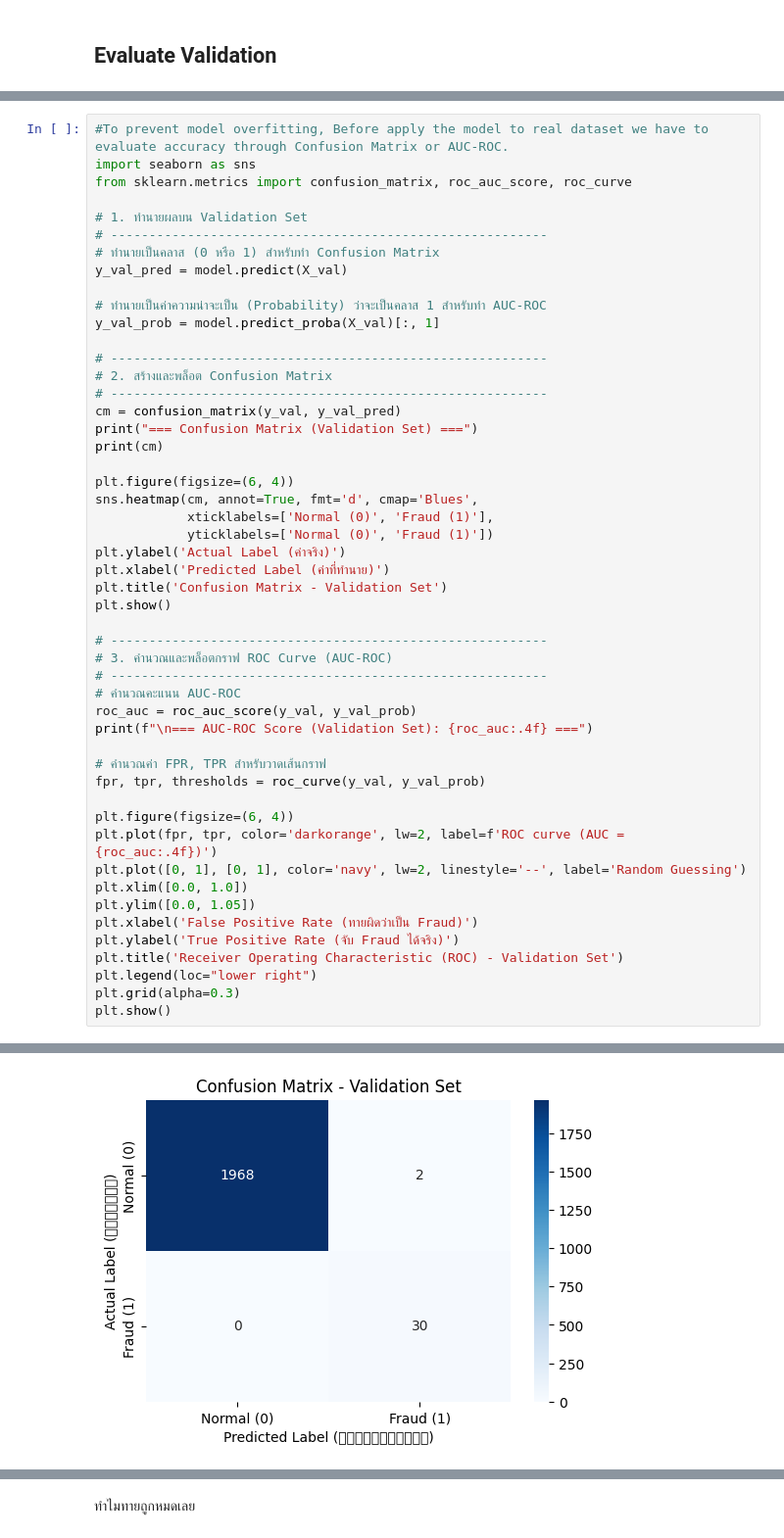
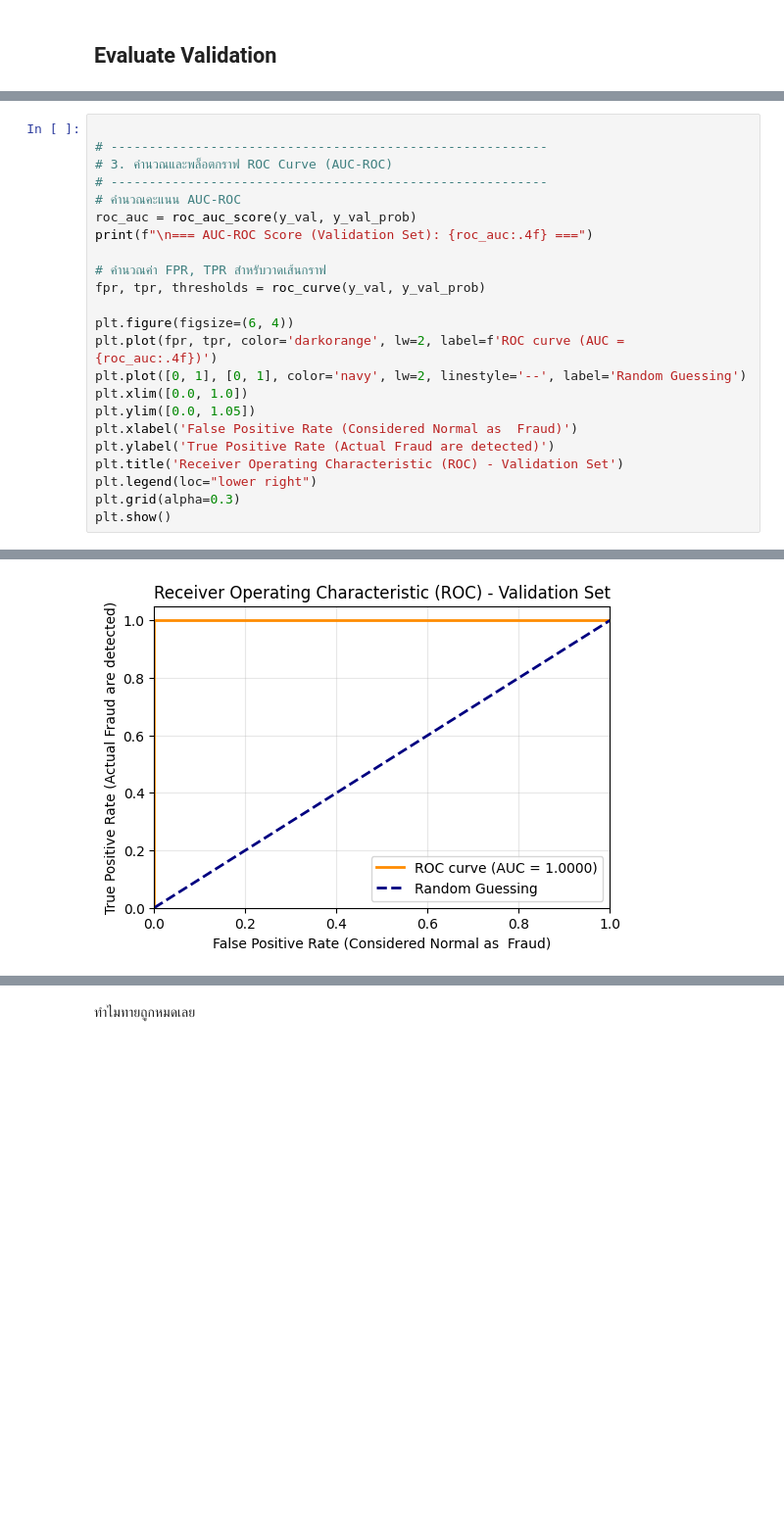
Before and after one commit to Napassornmp/Project_Fraud-Detection, a Jupyter notebook: Fraud_Detection.ipynb, the cells around one changed output, grey strips where cells are left out. Shown at 98% size. Drawn from its saved outputs; the diff is of its cells as text; blank space fills up the shorter version.

```diff
--- a/Fraud_Detection.ipynb
+++ b/Fraud_Detection.ipynb
@@ -533,31 +593,4 @@ Training Success! 🎉
 # %%
-#To prevent model overfitting, Before apply the model to real dataset we have to evaluate accuracy through Confusion Matrix or AUC-ROC.
-import seaborn as sns
-from sklearn.metrics import confusion_matrix, roc_auc_score, roc_curve
-
-# 1. ทำนายผลบน Validation Set
-# ---------------------------------------------------------
-# ทำนายเป็นคลาส (0 หรือ 1) สำหรับทำ Confusion Matrix
-y_val_pred = model.predict(X_val)
-
-# ทำนายเป็นค่าความน่าจะเป็น (Probability) ว่าจะเป็นคลาส 1 สำหรับทำ AUC-ROC
-y_val_prob = model.predict_proba(X_val)[:, 1]
-
-# ---------------------------------------------------------
-# 2. สร้างและพล็อต Confusion Matrix
-# ---------------------------------------------------------
-cm = confusion_matrix(y_val, y_val_pred)
-print("=== Confusion Matrix (Validation Set) ===")
-print(cm)
-
-plt.figure(figsize=(6, 4))
-sns.heatmap(cm, annot=True, fmt='d', cmap='Blues',
-            xticklabels=['Normal (0)', 'Fraud (1)'],
-            yticklabels=['Normal (0)', 'Fraud (1)'])
-plt.ylabel('Actual Label (ค่าจริง)')
-plt.xlabel('Predicted Label (ค่าที่ทำนาย)')
-plt.title('Confusion Matrix - Validation Set')
-plt.show()
 
 # ---------------------------------------------------------
 # 3. คำนวณและพล็อตกราฟ ROC Curve (AUC-ROC)
@@ -574,8 +607,8 @@ plt.plot(fpr, tpr, color='darkorange', lw=2, label=f'ROC curve (AUC = {roc_auc:.
 plt.plot([0, 1], [0, 1], color='navy', lw=2, linestyle='--', label='Random Guessing')
 plt.xlim([0.0, 1.0])
 plt.ylim([0.0, 1.05])
-plt.xlabel('False Positive Rate (ทายผิดว่าเป็น Fraud)')
-plt.ylabel('True Positive Rate (จับ Fraud ได้จริง)')
+plt.xlabel('False Positive Rate (Considered Normal as  Fraud)')
+plt.ylabel('True Positive Rate (Actual Fraud are detected)')
 plt.title('Receiver Operating Characteristic (ROC) - Validation Set')
 plt.legend(loc="lower right")
 plt.grid(alpha=0.3)
@@ -587 +618 @@ plt.show()
-[figure, old version]
+[figure, new version]
```
Also changed, not shown: parts of 20 cells of this notebook.
